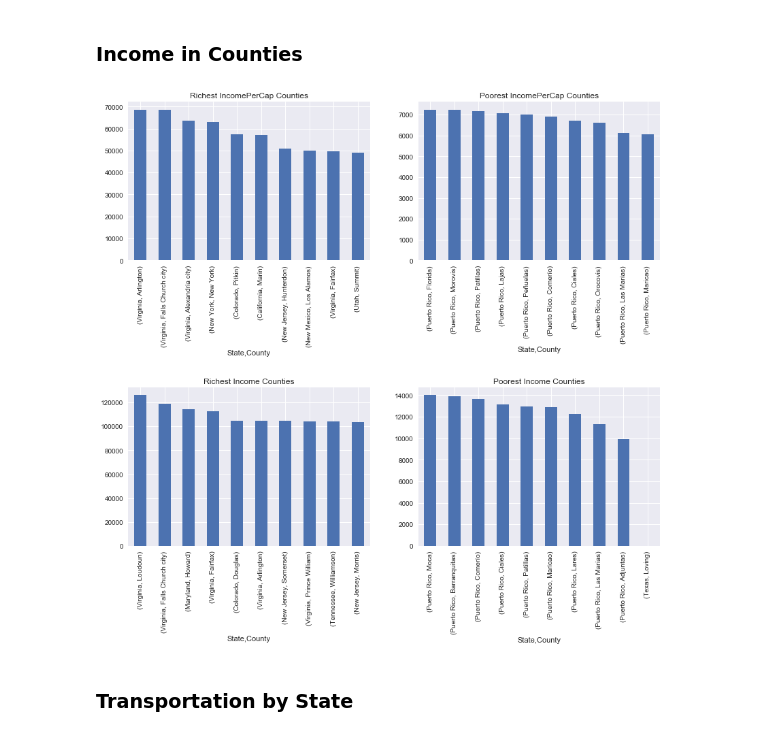
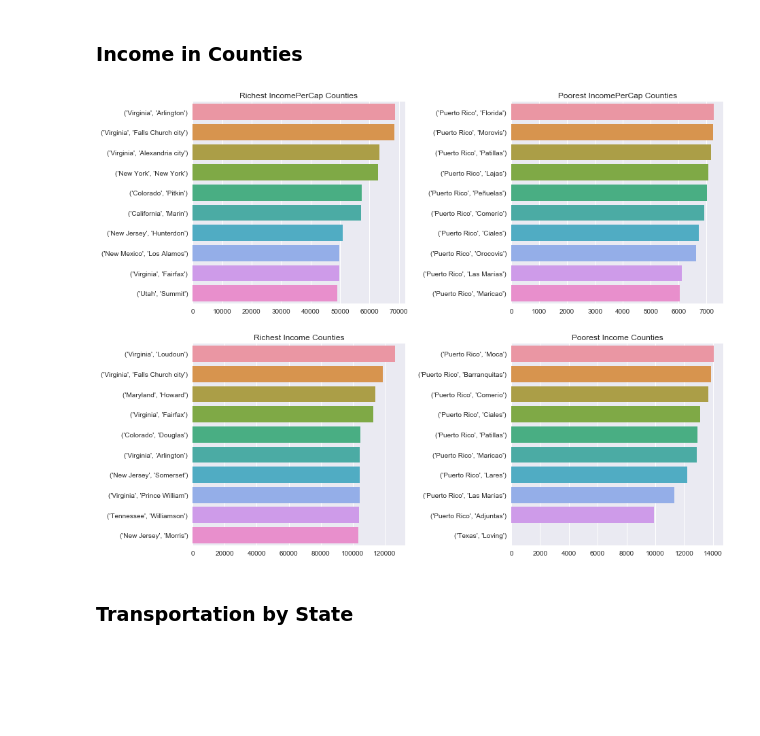
Before and after one commit to pstetz/Kaggle, a Jupyter notebook: in_progress/census/state_focus.ipynb, the cells around one changed output. Saved outputs shown, nothing was run; the diff lists cells and outputs as text; code cells hidden in the pictures; blank space fills up the shorter version.

```diff
--- a/in_progress/census/state_focus.ipynb
+++ b/in_progress/census/state_focus.ipynb
@@ -78,18 +84,22 @@ _ = state_pops.tail(13).plot(kind="bar", title="Smallest population", ax=axarr[1
 ### Income in Counties
 # %%
 fig, axarr = plt.subplots(2, 2, figsize=(14,12))
-fig.subplots_adjust(hspace=0.8)
+fig.subplots_adjust(wspace=0.5)
 
 county_income_per_cap = census.groupby(["State", "County"])["IncomePerCap"].median().sort_values(ascending=False)
 county_income = census.groupby(["State", "County"])["Income"].median().sort_values(ascending=False)
 
-county_income_per_cap.head(10).plot(kind="bar", title="Richest IncomePerCap Counties", ax=axarr[0][0])
-county_income_per_cap.tail(10).plot(kind="bar", title="Poorest IncomePerCap Counties", ax=axarr[0][1])
+data = county_income_per_cap.head(10)
+sns.barplot(x=data.values, y=data.index, ax=axarr[0][0]).set(title="Richest IncomePerCap Counties")
+data = county_income_per_cap.tail(10)
+sns.barplot(x=data.values, y=data.index, ax=axarr[0][1]).set(title="Poorest IncomePerCap Counties", ylabel="")
 
-county_income.head(10).plot(kind="bar", title="Richest Income Counties", ax=axarr[1][0])
-_ = county_income.tail(10).plot(kind="bar", title="Poorest Income Counties", ax=axarr[1][1])
+data = county_income.head(10)
+sns.barplot(x=data.values, y=data.index, ax=axarr[1][0]).set(title="Richest Income Counties")
+data = county_income.tail(10)
+_ = sns.barplot(x=data.values, y=data.index, ax=axarr[1][1]).set(title="Poorest Income Counties", ylabel="")
 # %% [output]
-[figure, old version]
+[figure, new version]
 # %% [markdown]
 ### Transportation by State
 # %%
```
Also changed, not shown: parts of 6 cells of this notebook.
